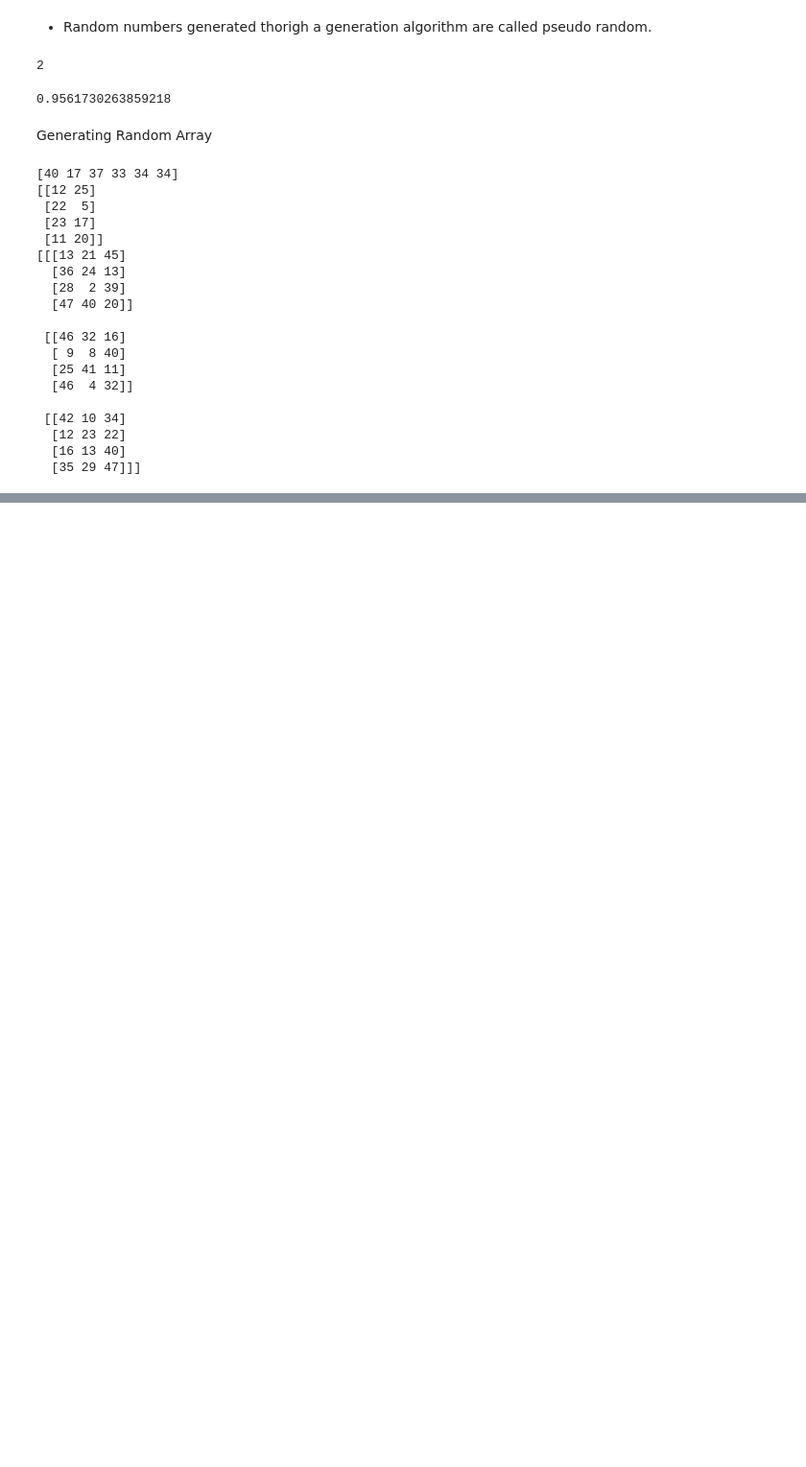
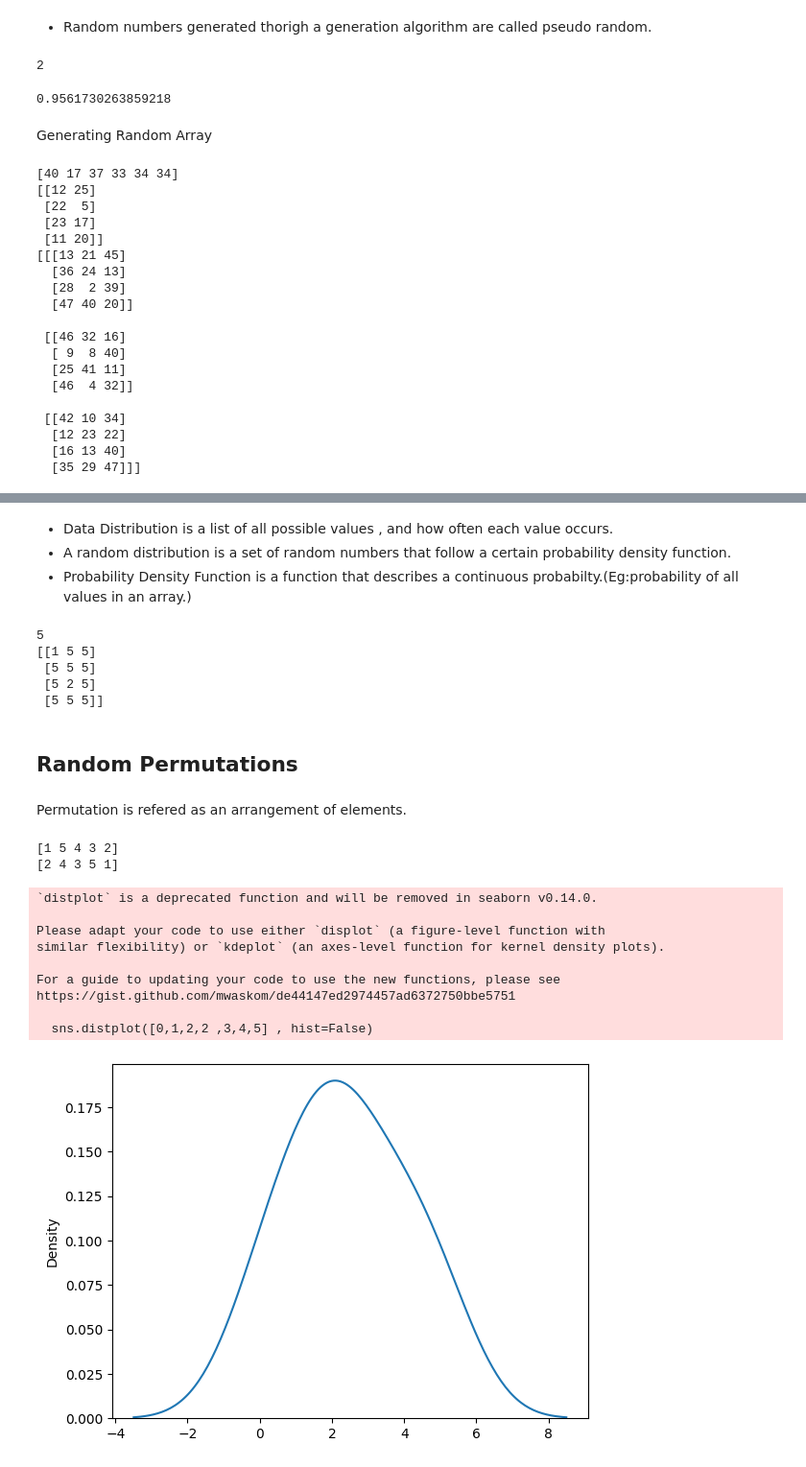
Before and after one commit to RijalChirayu/NumPy_Resource, a Jupyter notebook: main.ipynb, the cells around one changed output, grey strips where cells are left out. Shown: that part at 96% size. Drawn from its saved outputs; the diff is of its cells as text; code cells hidden in the pictures; blank space fills up the shorter version.

Commit message:
Numpy UFunc and matplotlib

```diff
--- a/main.ipynb
+++ b/main.ipynb
@@ -621,0 +646,53 @@ print(x3)
+# %% [markdown]
+- Data Distribution is a list of all possible values , and how often each value occurs.
+- A random distribution is a set of random numbers that follow a certain probability density function.
+- Probability Density Function is a function that describes a continuous probabilty.(Eg:probability of all values in an array.)
+# %%
+# We can generate random numbers based on defined probabilites using the choice() method
+from numpy import random as rd
+x = rd.choice([1,2,5,6] , p=[0.2 ,0.1 ,0.6 ,0.1])
+#here parameter p defines the probabilty of element with  corresponding indexes.
+print(x)
+x = rd.choice([1,2,5,6] , p=[0.2 ,0.1 ,0.6 ,0.1] , size=(4 , 3))
+print(x)
+#we generated 2D array with 4 rpws and 3 elements each.
+# %% [output]
+5
+[[1 5 5]
+ [5 5 5]
+ [5 2 5]
+ [5 5 5]]
+# %% [markdown]
+## Random Permutations
+# %% [markdown]
+Permutation is refered as an arrangement of elements.
+# %%
+from numpy import random
+import numpy as np
+
+my_arr = np.array([1,2,3,4,5])
+random.shuffle(my_arr)
+#It will change the placement of elements of the original array
+print(my_arr)
+print(random.permutation(my_arr))
+#It leaves the orginal array unchanged leaving a new array based on the original one.
+# %% [output]
+[1 5 4 3 2]
+[2 4 3 5 1]
+# %%
+import seaborn as sns
+import matplotlib.pyplot as plt
+
+sns.distplot([0,1,2,2 ,3,4,5] , hist=False)
+plt.show()
+# %% [output]
+`distplot` is a deprecated function and will be removed in seaborn v0.14.0.
+
+Please adapt your code to use either `displot` (a figure-level function with
+similar flexibility) or `kdeplot` (an axes-level function for kernel density plots).
+
+For a guide to updating your code to use the new functions, please see
+https://gist.github.com/mwaskom/de44147ed2974457ad6372750bbe5751
+
+  sns.distplot([0,1,2,2 ,3,4,5] , hist=False)
+[figure, added]
```
Also changed, not shown: parts of 20 cells of this notebook, 1 other file.
